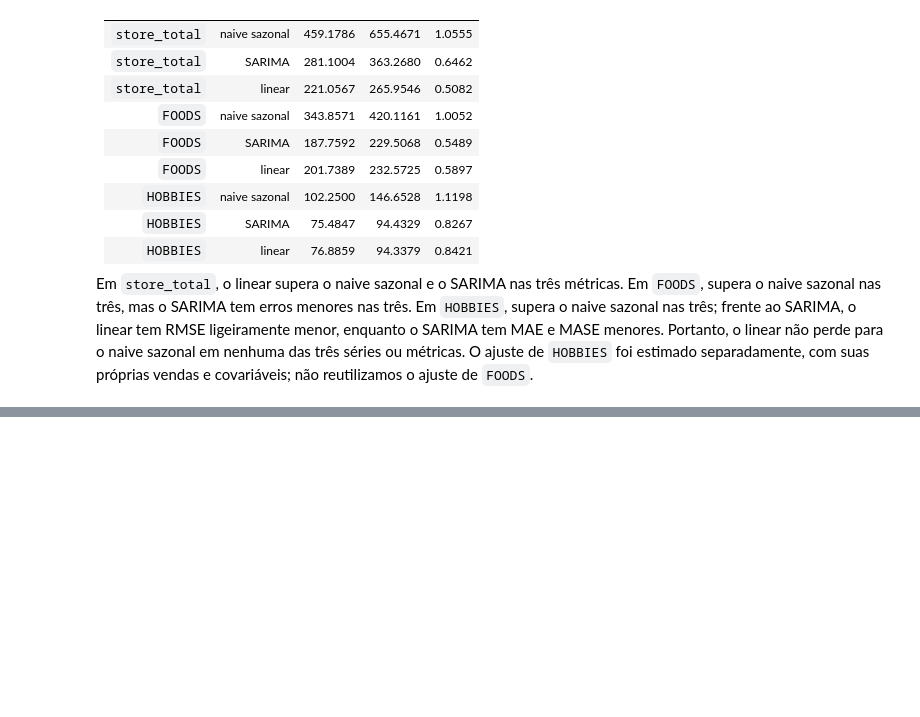
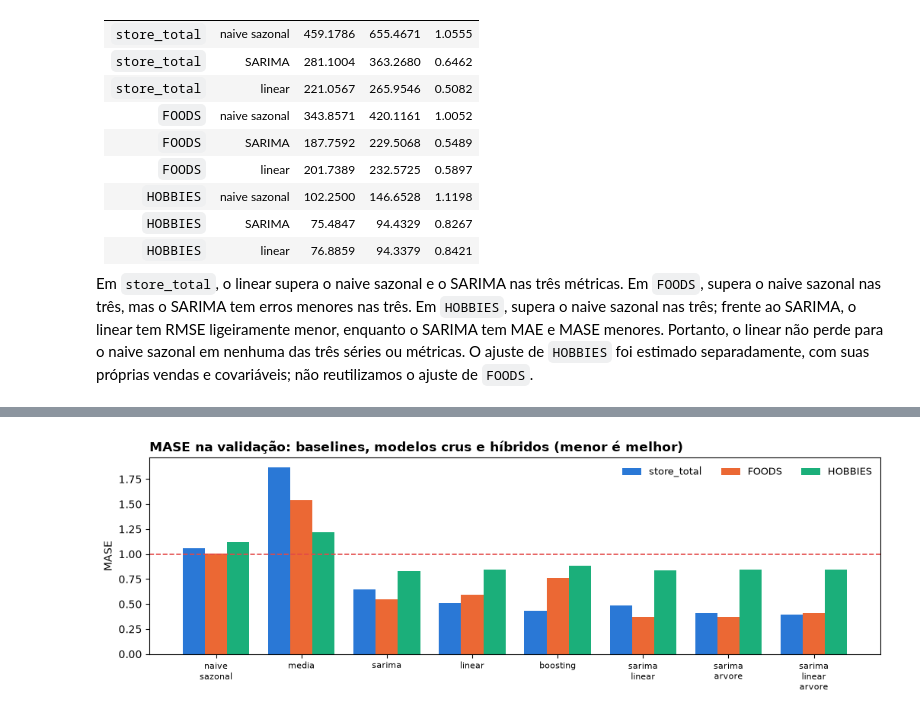
Before and after one commit to Os-Estudiosos/time-series-2026-2, a Jupyter notebook: main.ipynb, the cells around one changed output, grey strips where cells are left out. Cells and saved outputs as stored; diff of their text form; code cells hidden in the pictures; blank space fills up the shorter version.

```diff
--- a/main.ipynb
+++ b/main.ipynb
@@ -2578,0 +3051,10 @@ Em `store_total`, o linear supera o naive sazonal e o SARIMA nas três métricas
+# %%
+T3_COMPARACAO = ["naive_sazonal", "media", "sarima", "linear", T3_NOME_MELHOR, *T3_HIBRIDOS]
+t3_tabela = (
+    t3_metricas_completas[t3_metricas_completas["modelo"].isin(T3_COMPARACAO)]
+    .set_index(["series", "modelo"])[["mae", "rmse", "mase", "mape", "smape", "vies"]]
+)
+t3_tabela = t3_tabela.loc[[(s, m) for s in T2_SERIES for m in T3_COMPARACAO]]
+t3_tabela.round(3).style.format("{:.3f}").highlight_min(
+    subset=["mae", "rmse", "mase", "mape", "smape"], axis=0, props="font-weight:bold"
+).background_gradient(subset=["mase"], cmap="Blues_r")
@@ -2578,0 +3133,21 @@ Em `store_total`, o linear supera o naive sazonal e o SARIMA nas três métricas
+# %%
+t3_pivo = (
+    t3_metricas_completas.pivot(index="modelo", columns="series", values="mase")
+    .loc[T3_COMPARACAO, list(T2_SERIES)]
+)
+fig, ax = plt.subplots(figsize=(10.5, 3.6))
+x = np.arange(len(T3_COMPARACAO))
+larg = 0.26
+for i, s in enumerate(T2_SERIES):
+    ax.bar(x + (i - 1) * larg, t3_pivo[s], larg, label=s, color=cores_t2[s])
+ax.axhline(1.0, color="#e34948", lw=1.2, ls="--")
+ax.set_xticks(x, [m.replace("_", "\n") for m in T3_COMPARACAO], fontsize=8)
+ax.set_ylabel("MASE")
+ax.legend(ncol=3, fontsize=9, frameon=False)
+ax.set_title("MASE na validação: baselines, modelos crus e híbridos (menor é melhor)",
+             loc="left", fontweight="bold")
+fig.tight_layout()
+fig.savefig(Path.cwd() / "figuras" / "19_comparacao_mase.png", dpi=140, bbox_inches="tight")
+plt.show()
+# %% [output]
+[figure, added]
```
Also changed, not shown: parts of 22 cells of this notebook, 13 other files.
